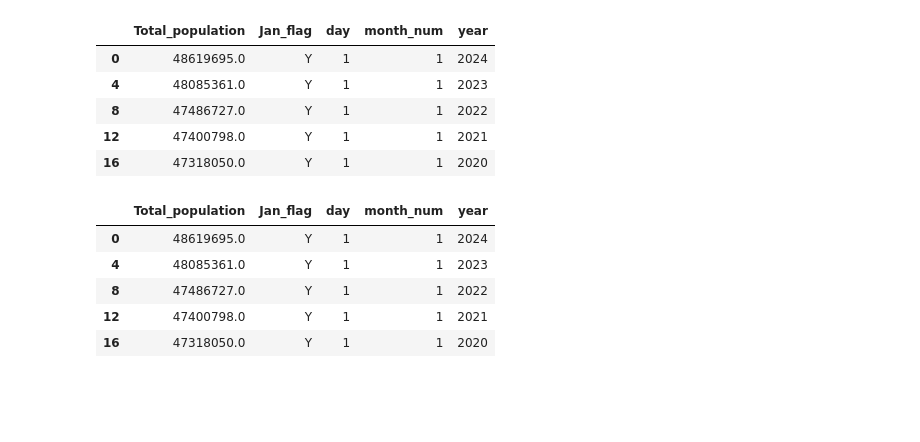
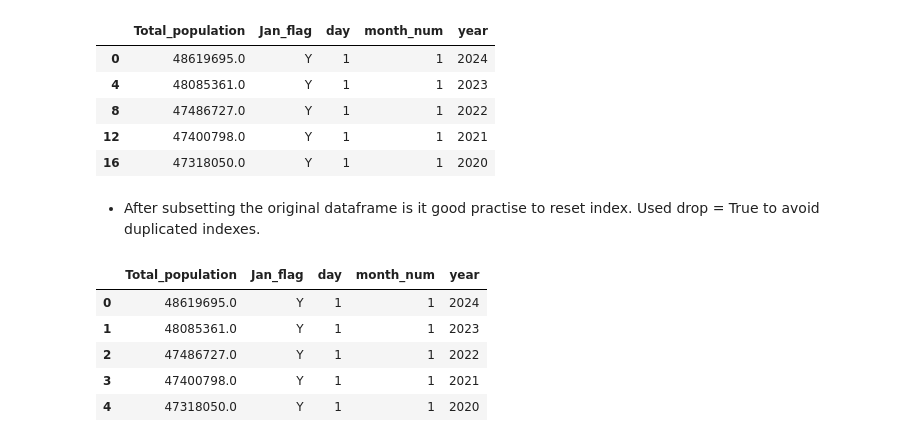
Before and after one commit to Pablo-source/ML-using-Python, a Jupyter notebook: data_wrangling_scripts/10 Import excel file creating standard date variable.ipynb, the cells around one changed output. Cells and saved outputs as stored; diff of their text form; code cells hidden in the pictures; blank space fills up the shorter version.

Commit message:
created new date fmt datetime column

```diff
--- a/data_wrangling_scripts/10 Import excel file creating standard date variable.ipynb
+++ b/data_wrangling_scripts/10 Import excel file creating standard date variable.ipynb
@@ -322,9 +322,9 @@ new_date_variable.head()
 | 12 | 1 de enero de 2021 | 47400798.0 | Y | enero | 1 | 2021 |
 | 16 | 1 de enero de 2020 | 47318050.0 | Y | enero | 1 | 2020 |
 # %%
-# Recoding month to numeric
+# Recoding month to string
 # As I only have one value to recode, I will use a lambda function
-new_date_variable['month_num']=new_date_variable['month'].apply(lambda x:1 if x=='enero' else 0)
+new_date_variable['month_num']=new_date_variable['month'].apply(lambda x:"1" if x=='enero' else 0)
 new_date_variable.head()
 # %% [output]
 |  | Year | Total_population | Jan_flag | month | day | year | month_num |
@@ -345,13 +345,15 @@ new_date_var_creation.head()
 | 8 | 47486727.0 | Y | 1 | 1 | 2022 |
 | 12 | 47400798.0 | Y | 1 | 1 | 2021 |
 | 16 | 47318050.0 | Y | 1 | 1 | 2020 |
+# %% [markdown]
+- After subsetting the original dataframe is it good practise to reset index. Used drop = True to avoid duplicated indexes.
 # %%
-new_date_var_creation.reset_index
-new_date_var_creation.head()
+new_date_var_creation_reset = new_date_var_creation.reset_index(drop = True)
+new_date_var_creation_reset.head()
 # %% [output]
 |  | Total_population | Jan_flag | day | month_num | year |
 | 0 | 48619695.0 | Y | 1 | 1 | 2024 |
-| 4 | 48085361.0 | Y | 1 | 1 | 2023 |
-| 8 | 47486727.0 | Y | 1 | 1 | 2022 |
-| 12 | 47400798.0 | Y | 1 | 1 | 2021 |
-| 16 | 47318050.0 | Y | 1 | 1 | 2020 |
+| 1 | 48085361.0 | Y | 1 | 1 | 2023 |
+| 2 | 47486727.0 | Y | 1 | 1 | 2022 |
+| 3 | 47400798.0 | Y | 1 | 1 | 2021 |
+| 4 | 47318050.0 | Y | 1 | 1 | 2020 |
```
Also changed, not shown: parts of 8 cells of this notebook.
